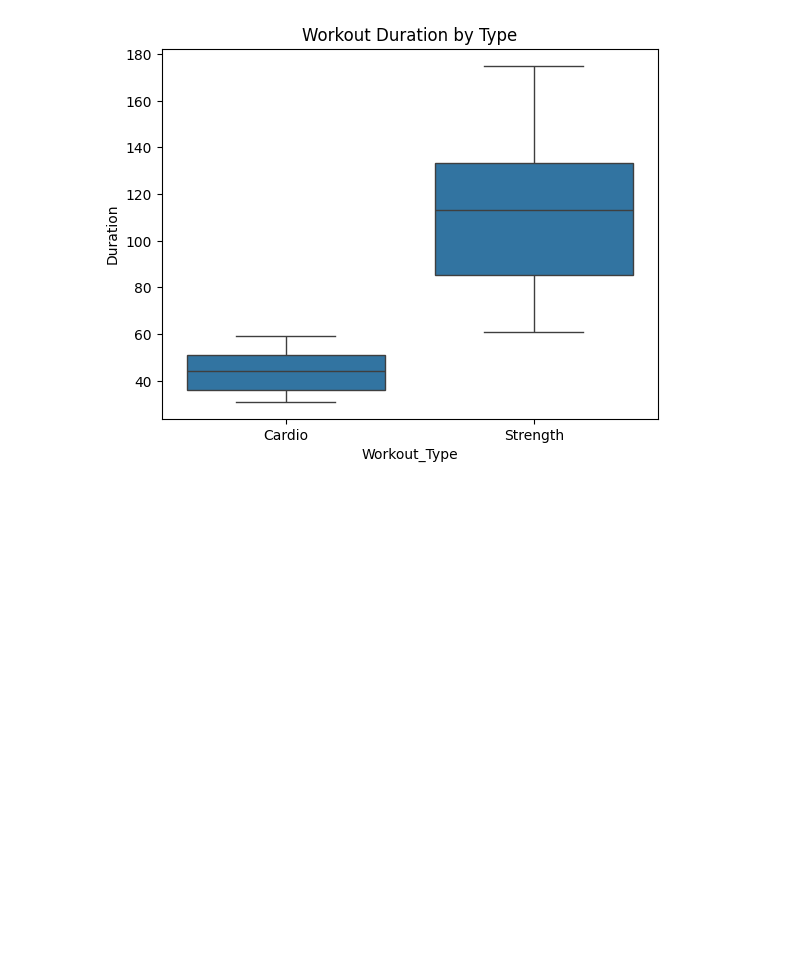
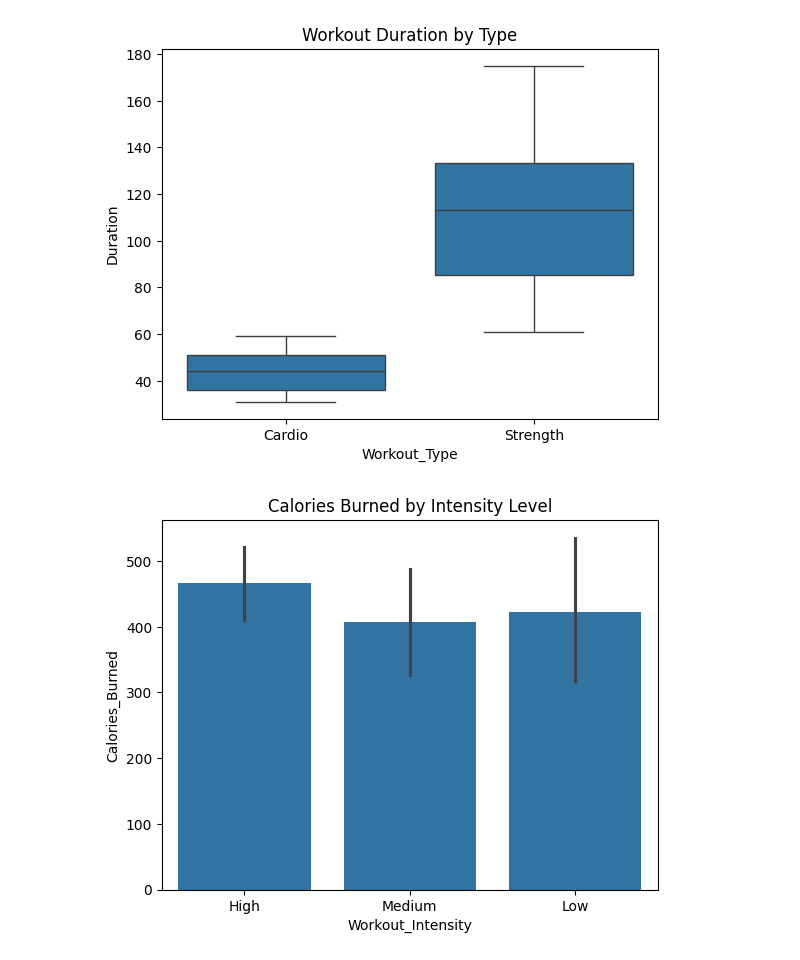
Before and after one commit to SylviaMwai/FitGuru-Classifier-Using-KNN, a Jupyter notebook: FitGuru_Classifier_Using_KNN.ipynb, the cells around one changed output. Saved outputs shown, nothing was run; the diff lists cells and outputs as text; code cells hidden in the pictures; blank space fills up the shorter version.

```diff
--- a/FitGuru_Classifier_Using_KNN.ipynb
+++ b/FitGuru_Classifier_Using_KNN.ipynb
@@ -259,3 +259,9 @@ plt.title("Workout Duration by Type")
 plt.show()
 # %% [output]
 [figure]
+# %%
+sns.barplot(x='Workout_Intensity', y='Calories_Burned', data=Data)
+plt.title("Calories Burned by Intensity Level")
+plt.show()
+# %% [output]
+[figure, added]
```
Also changed, not shown: parts of 1 cell of this notebook.
